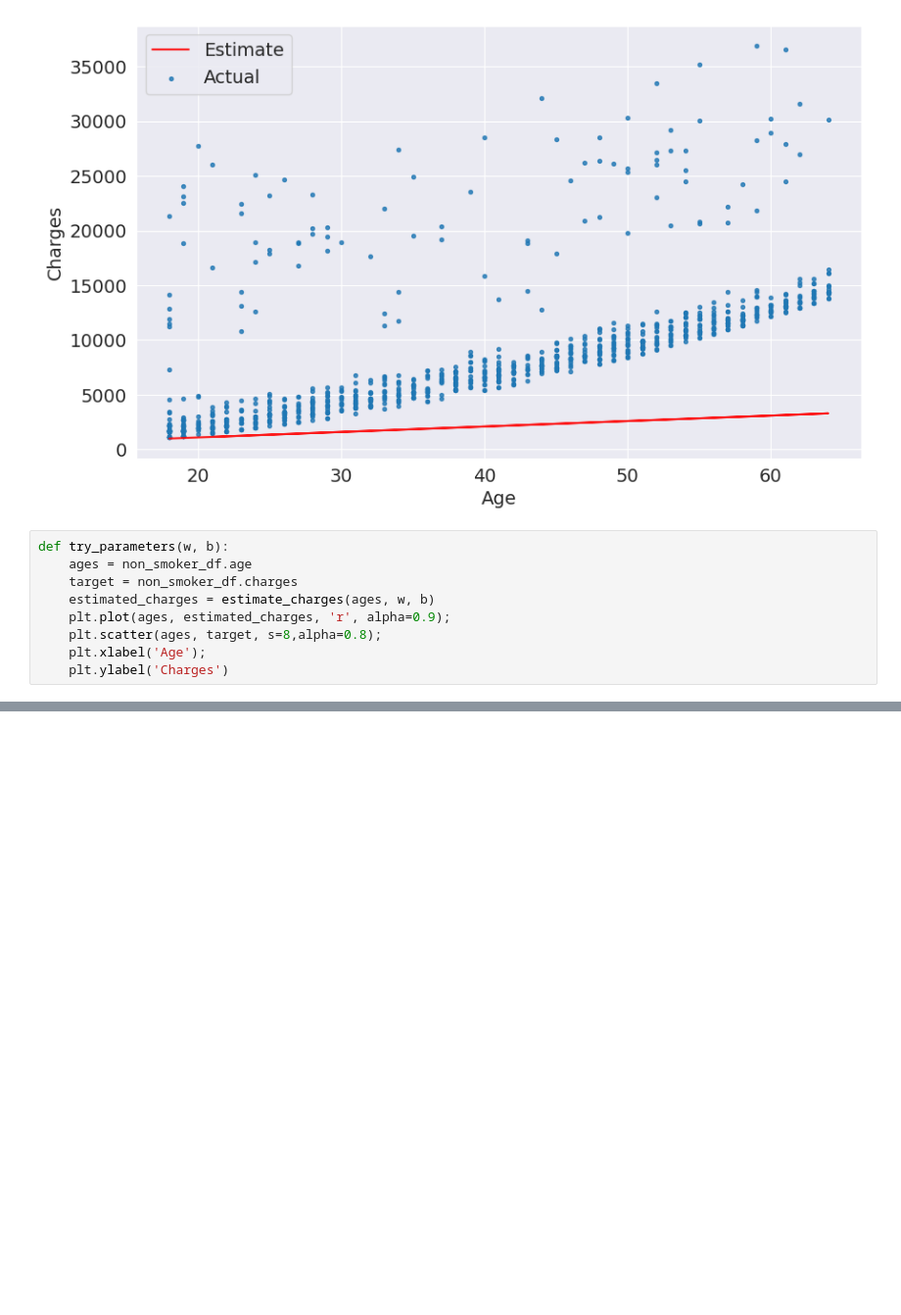
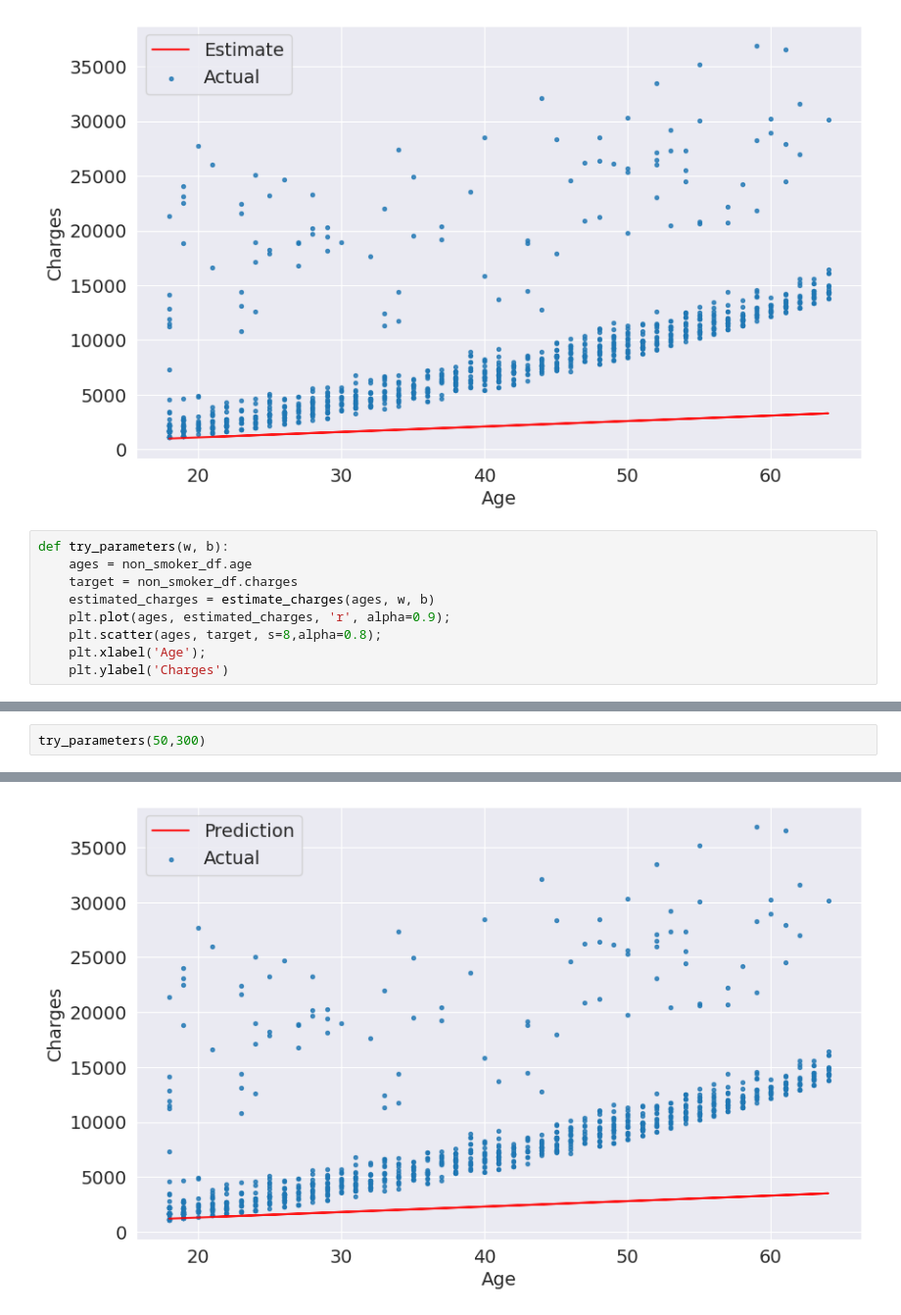
Before and after one commit to RapaDewan/Machine-Learning, a Jupyter notebook: FCC18/FCC18.ipynb, the cells around one changed output, grey strips where cells are left out. Shown at 98% size. Cells and saved outputs as stored; diff of their text form; blank space fills up the shorter version.

```diff
--- a/FCC18/FCC18.ipynb
+++ b/FCC18/FCC18.ipynb
@@ -242,0 +325,3 @@ TypeError: 'Series' object is not callable
+# %%
+try_parameters(50,300)
+# %% [output]
@@ -242,0 +329 @@ TypeError: 'Series' object is not callable
+[figure, added]
```
Also changed, not shown: parts of 24 cells of this notebook.
